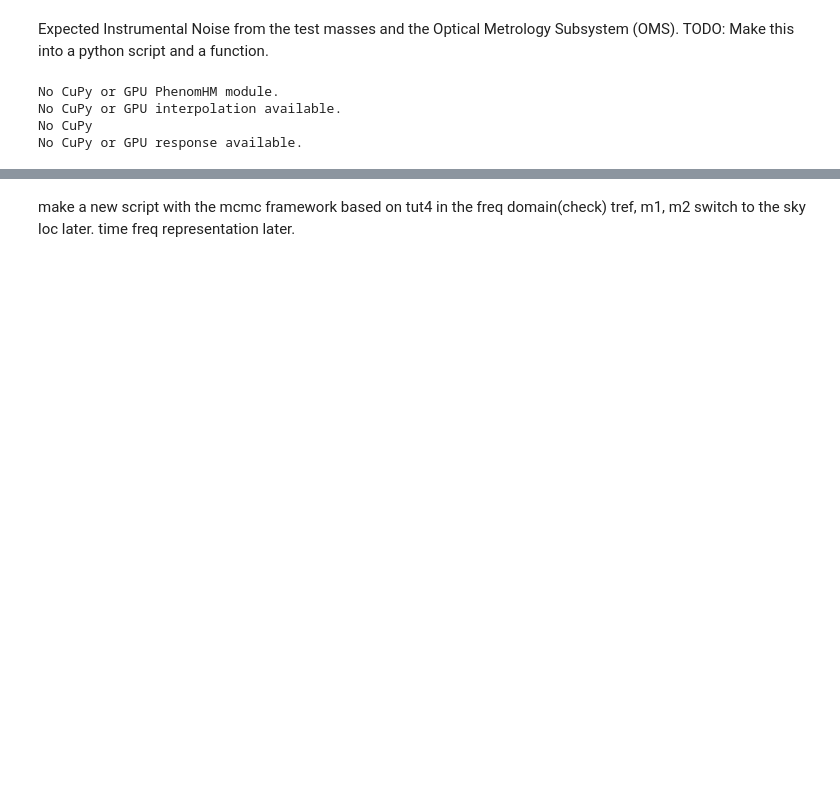
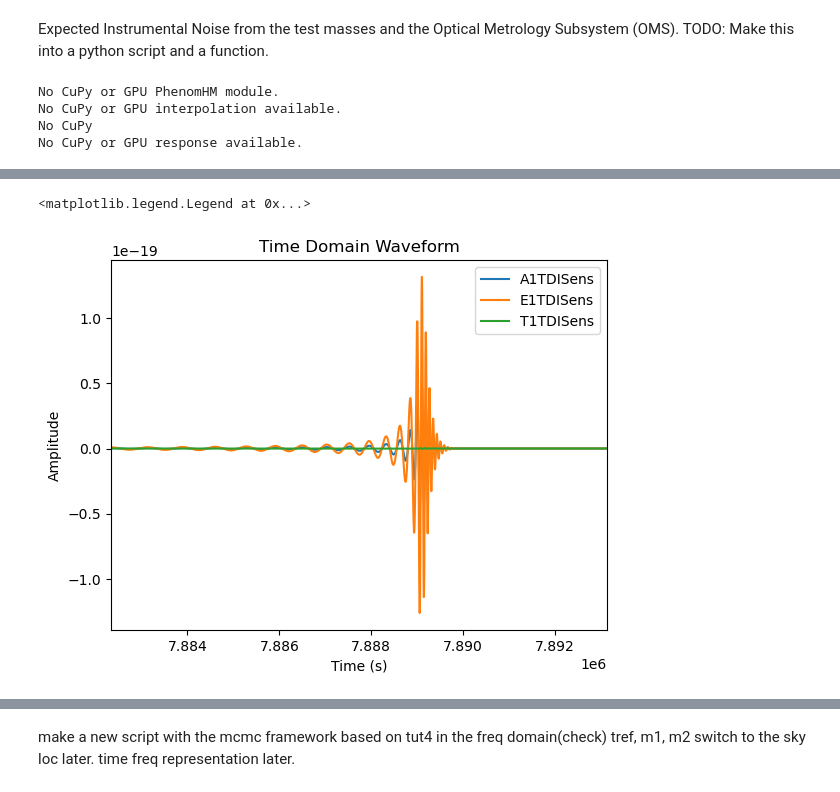
Before and after one commit to manishprasad0/LISA_Master_Thesis, a Jupyter notebook: lisa_data.ipynb, the cells around one changed output, grey strips where cells are left out. Cells and saved outputs as stored; diff of their text form; code cells hidden in the pictures; blank space fills up the shorter version.

```diff
--- a/lisa_data.ipynb
+++ b/lisa_data.ipynb
@@ -121 +107,14 @@ wave_with_noise = wave_time_domain+ noises
+# %%
+plt.figure()
+plt.plot(np.arange(len(wave_time_domain[0]))*dt, wave_time_domain[0], label='A1TDISens')
+plt.plot(np.arange(len(wave_time_domain[1]))*dt, wave_time_domain[1], label='E1TDISens')
+plt.plot(np.arange(len(wave_time_domain[2]))*dt, wave_time_domain[2], label='T1TDISens')
+plt.xlabel('Time (s)')
+plt.ylabel('Amplitude')
+plt.title('Time Domain Waveform')
+plt.xlim(t_ref - 60*60*2, t_ref + 60*60*1)
+plt.legend()
+# %% [output]
+<matplotlib.legend.Legend at 0x...>
+[figure, added]
 # %%
```
Also changed, not shown: parts of 14 cells of this notebook, 3 other files.
